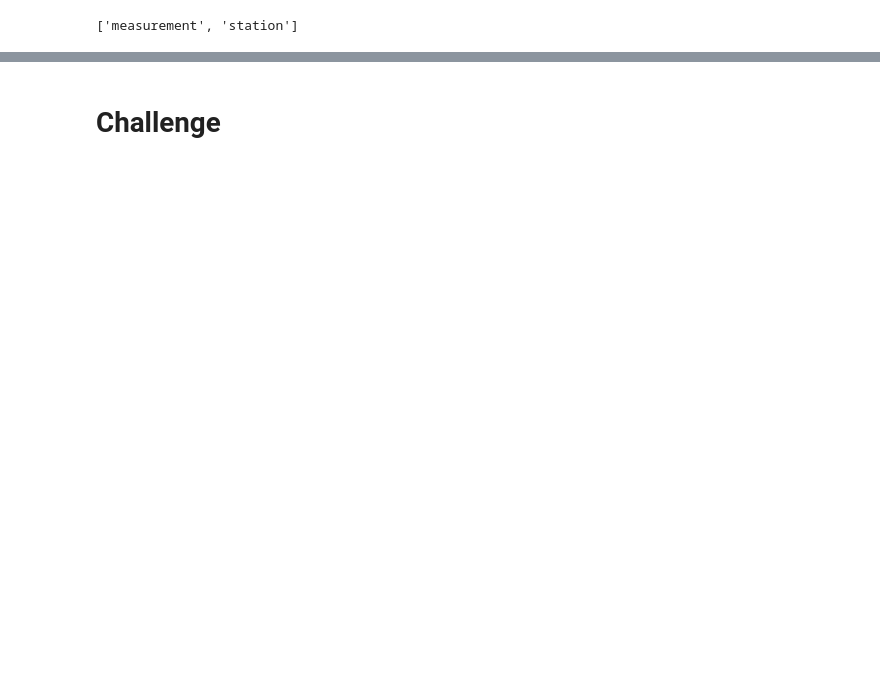
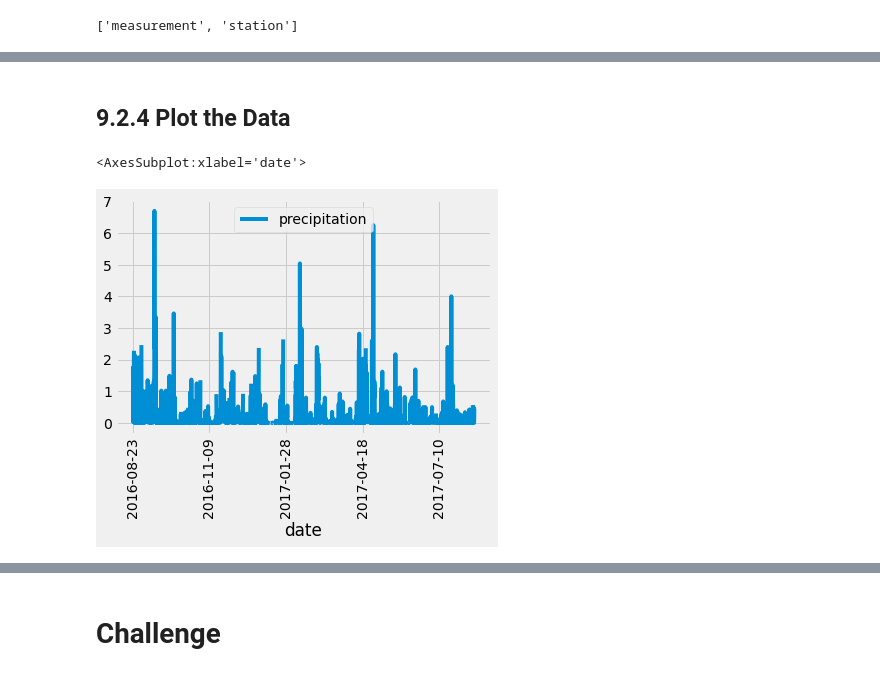
Before and after one commit to stefcenti2022/surfs_up, a Jupyter notebook: climate_analysis.ipynb, the cells around one changed output, grey strips where cells are left out. Drawn from its saved outputs; the diff is of its cells as text; code cells hidden in the pictures; blank space fills up the shorter version.

Commit message:
Retrieve precip data, save the results in a df, sort the df, plot the data and generate the summary stats.

```diff
--- a/climate_analysis.ipynb
+++ b/climate_analysis.ipynb
@@ -48,11 +44,8 @@ session = Session(engine)
 #Starting from the last data point in the database.
 
 # Calculate the date one year from the last date in data set.
+prev_year = dt.date(2017, 8, 23) - dt.timedelta(days=365)
 
 # Perform a query to retrieve the data and precipitation scores
-
-# Save the query results as a Pandas DataFrame and set the index to the date column
-
-# Sort the dataframe by date
-
-# Use Pandas Plotting with Matplotlib to plot the data
+results = session.query(Measurement.date, Measurement.prcp).filter(Measurement.date >= prev_year).all()
+print(results)
@@ -58,0 +56,7 @@ session = Session(engine)
+# %%
+# Save the query results as a Pandas DataFrame and set the index to the date column
+df = pd.DataFrame(results, columns=['date','precipitation'])
+df.set_index(df['date'], inplace=True)
+
+# Print the DF with the index
+print(df)
@@ -58,0 +102,5 @@ session = Session(engine)
+# %%
+# Sort the dataframe by date and print the DF w/o the index
+df = df.sort_index()
+
+print(df.to_string(index=False))
@@ -58,0 +125,8 @@ session = Session(engine)
+# %% [markdown]
+## 9.2.4 Plot the Data
+# %%
+# Use Pandas Plotting with Matplotlib to plot the data
+df.plot(rot=90)
+# %% [output]
+<AxesSubplot:xlabel='date'>
+[figure, added]
```
Also changed, not shown: parts of 12 cells of this notebook.
